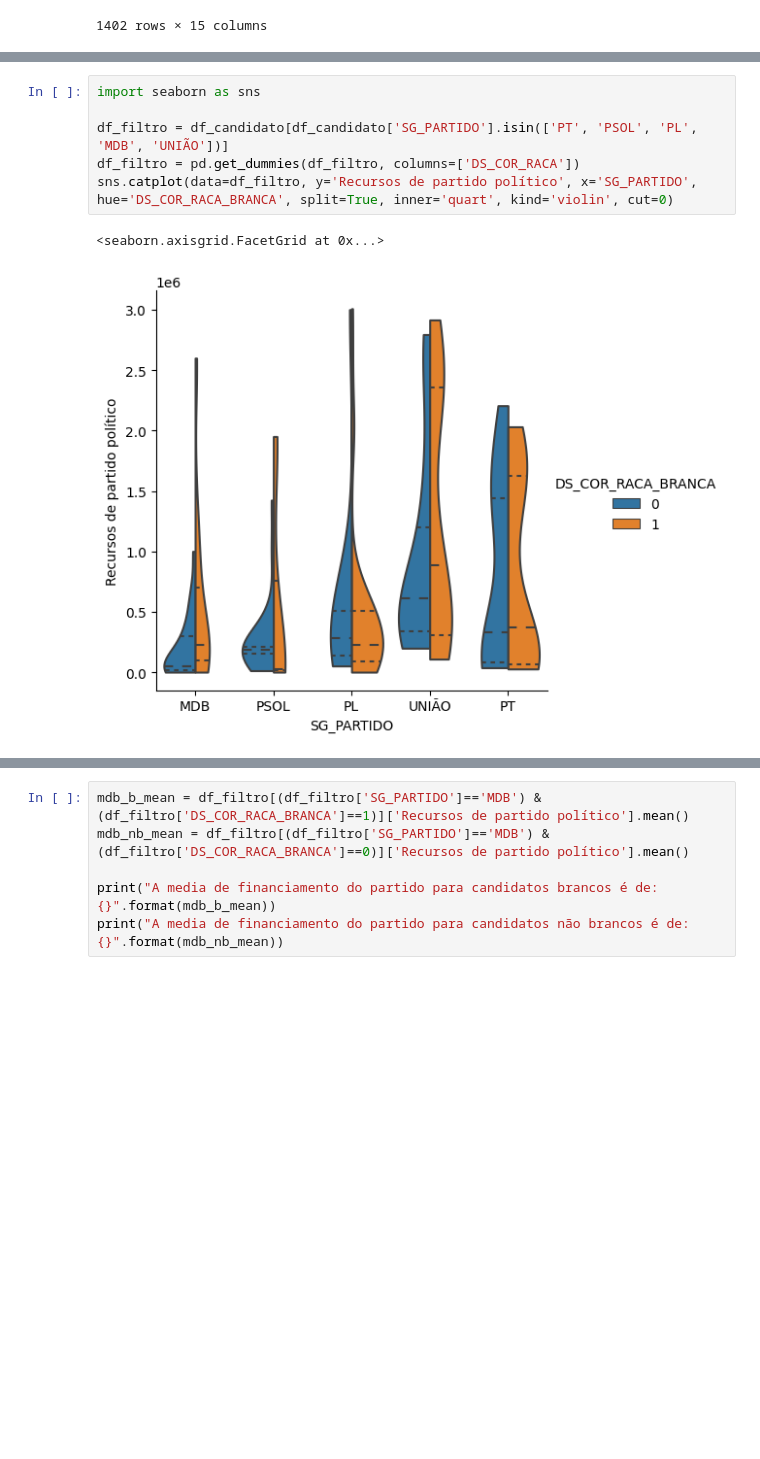
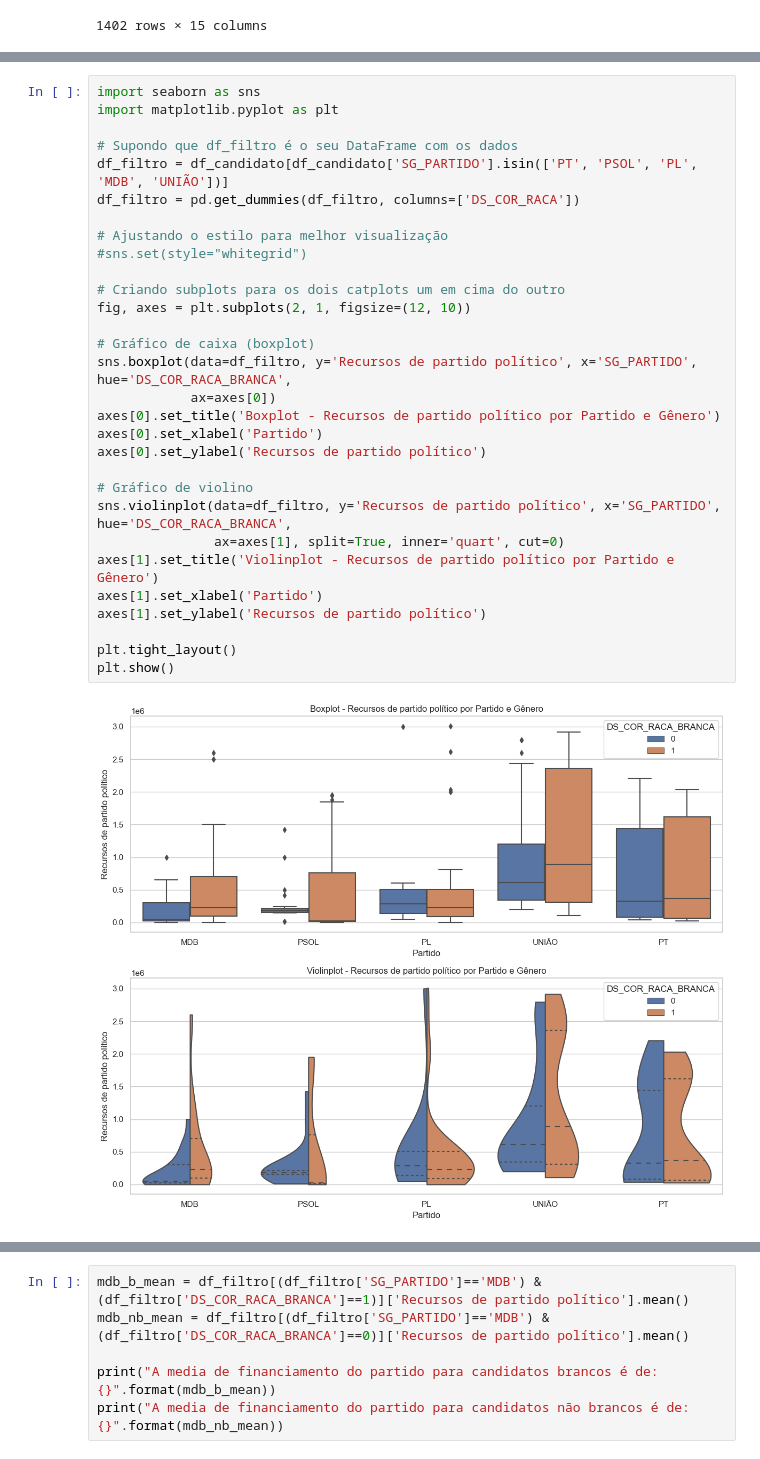
Before and after one commit to tecMTST/tutorial-de-dados, a Jupyter notebook: 05_financiamento-eleitoral/04_perfil_dos financiamento.ipynb, the cells around one changed output, grey strips where cells are left out. Saved outputs shown, nothing was run; the diff lists cells and outputs as text; blank space fills up the shorter version.

```diff
--- a/05_financiamento-eleitoral/04_perfil_dos financiamento.ipynb
+++ b/05_financiamento-eleitoral/04_perfil_dos financiamento.ipynb
@@ -52,9 +37,32 @@ sns.catplot(data=df_filtro, y='Recursos de partido político', x='SG_PARTIDO', h
-# %%
-import seaborn as sns
-
-df_filtro = df_candidato[df_candidato['SG_PARTIDO'].isin(['PT', 'PSOL', 'PL', 'MDB', 'UNIÃO'])]
-df_filtro = pd.get_dummies(df_filtro, columns=['DS_COR_RACA'])
-sns.catplot(data=df_filtro, y='Recursos de partido político', x='SG_PARTIDO', hue='DS_COR_RACA_BRANCA', split=True, inner='quart', kind='violin', cut=0)
-# %% [output]
-<seaborn.axisgrid.FacetGrid at 0x...>
-[figure, removed]
+# %%
+import seaborn as sns
+import matplotlib.pyplot as plt
+
+# Supondo que df_filtro é o seu DataFrame com os dados
+df_filtro = df_candidato[df_candidato['SG_PARTIDO'].isin(['PT', 'PSOL', 'PL', 'MDB', 'UNIÃO'])]
+df_filtro = pd.get_dummies(df_filtro, columns=['DS_COR_RACA'])
+
+# Ajustando o estilo para melhor visualização
+#sns.set(style="whitegrid")
+
+# Criando subplots para os dois catplots um em cima do outro
+fig, axes = plt.subplots(2, 1, figsize=(12, 10))
+
+# Gráfico de caixa (boxplot)
+sns.boxplot(data=df_filtro, y='Recursos de partido político', x='SG_PARTIDO', hue='DS_COR_RACA_BRANCA',
+            ax=axes[0])
+axes[0].set_title('Boxplot - Recursos de partido político por Partido e Gênero')
+axes[0].set_xlabel('Partido')
+axes[0].set_ylabel('Recursos de partido político')
+
+# Gráfico de violino
+sns.violinplot(data=df_filtro, y='Recursos de partido político', x='SG_PARTIDO', hue='DS_COR_RACA_BRANCA',
+               ax=axes[1], split=True, inner='quart', cut=0)
+axes[1].set_title('Violinplot - Recursos de partido político por Partido e Gênero')
+axes[1].set_xlabel('Partido')
+axes[1].set_ylabel('Recursos de partido político')
+
+plt.tight_layout()
+plt.show()
+# %% [output]
+[figure, added]
```
Also changed, not shown: parts of 5 cells of this notebook, 4 other files.
